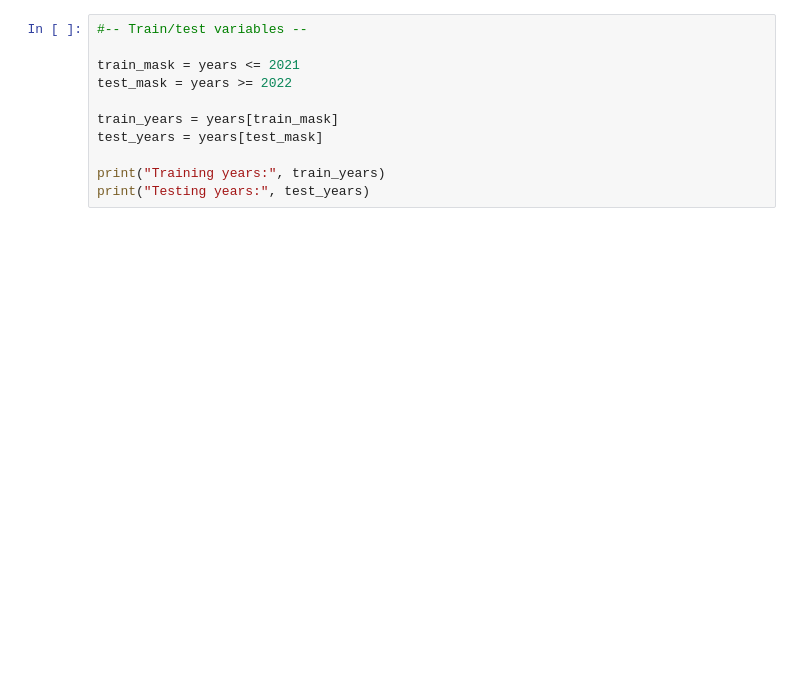
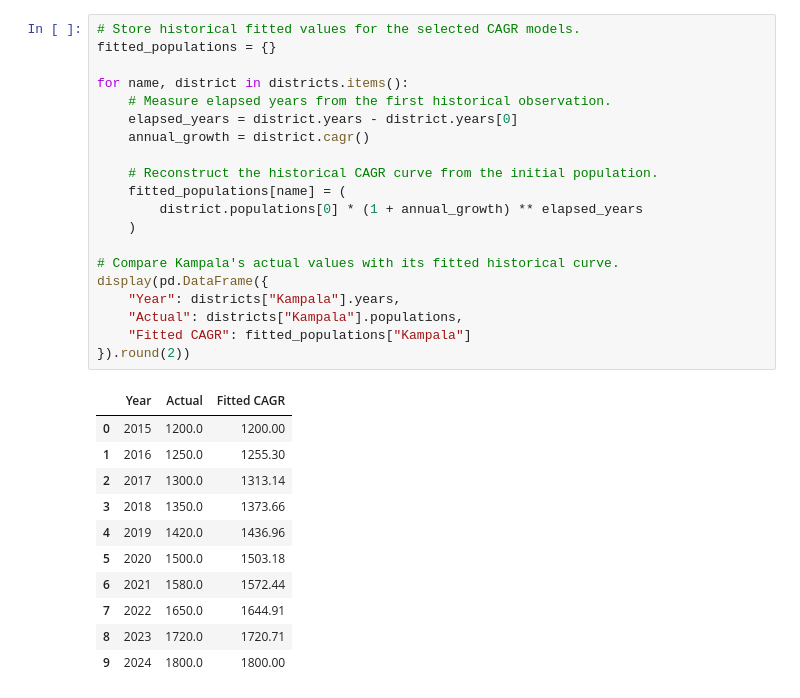
Before and after one commit to Muboki/OOP-with-Python-Assignment-2-Advent-2026---Mini-project, a Jupyter notebook: notebooks/project1_population.ipynb, the cells around one changed output. Cells and saved outputs as stored; diff of their text form; blank space fills up the shorter version.

```diff
--- a/notebooks/project1_population.ipynb
+++ b/notebooks/project1_population.ipynb
@@ -299,12 +722,33 @@ for name, district in districts.items():
 # %%
-#-- Train/test variables --
+# Store historical fitted values for the selected CAGR models.
+fitted_populations = {}
 
-train_mask = years <= 2021
-test_mask = years >= 2022
+for name, district in districts.items():
+    # Measure elapsed years from the first historical observation.
+    elapsed_years = district.years - district.years[0]
+    annual_growth = district.cagr()
 
-train_years = years[train_mask]
-test_years = years[test_mask]
+    # Reconstruct the historical CAGR curve from the initial population.
+    fitted_populations[name] = (
+        district.populations[0] * (1 + annual_growth) ** elapsed_years
+    )
 
-print("Training years:", train_years)
-print("Testing years:", test_years)
+# Compare Kampala's actual values with its fitted historical curve.
+display(pd.DataFrame({
+    "Year": districts["Kampala"].years,
+    "Actual": districts["Kampala"].populations,
+    "Fitted CAGR": fitted_populations["Kampala"]
+}).round(2))
+# %% [output]
+|  | Year | Actual | Fitted CAGR |
+| 0 | 2015 | 1200.0 | 1200.00 |
+| 1 | 2016 | 1250.0 | 1255.30 |
+| 2 | 2017 | 1300.0 | 1313.14 |
+| 3 | 2018 | 1350.0 | 1373.66 |
+| 4 | 2019 | 1420.0 | 1436.96 |
+| 5 | 2020 | 1500.0 | 1503.18 |
+| 6 | 2021 | 1580.0 | 1572.44 |
+| 7 | 2022 | 1650.0 | 1644.91 |
+| 8 | 2023 | 1720.0 | 1720.71 |
+| 9 | 2024 | 1800.0 | 1800.00 |
 # %%
```
Also changed, not shown: parts of 41 cells of this notebook, 2 other files.
